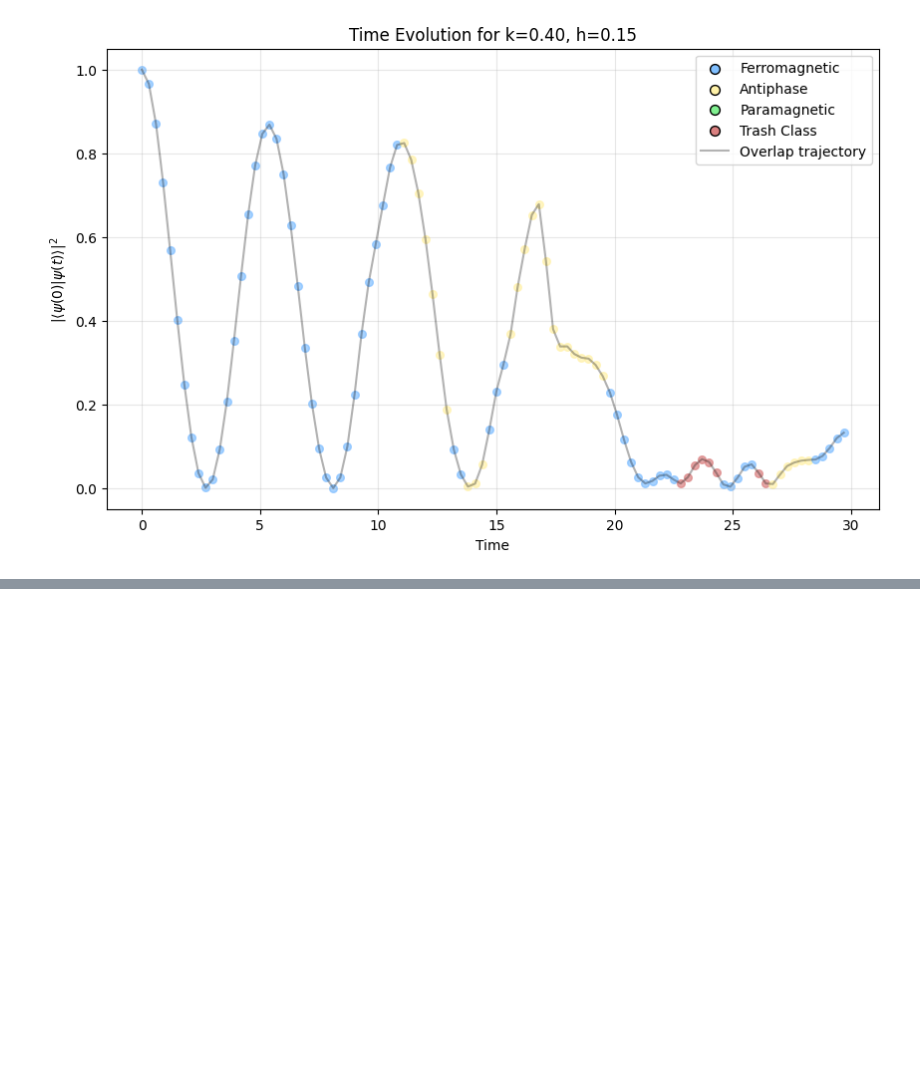
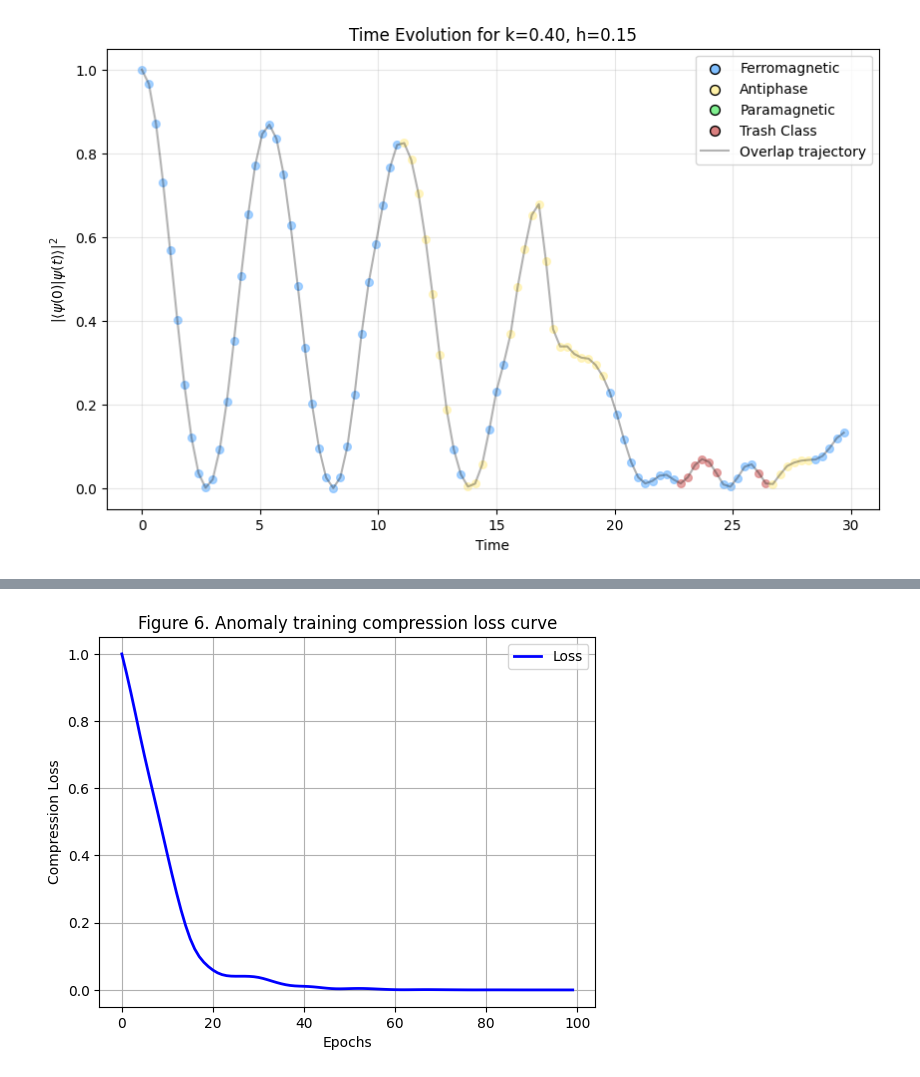
Before and after one commit to alexsockz/ANNNI-model-quantum-computing, a Jupyter notebook: src/Classif_Time_Evol.ipynb, the cells around one changed output, grey strips where cells are left out. Saved outputs shown, nothing was run; the diff lists cells and outputs as text; code cells hidden in the pictures; blank space fills up the shorter version.

```diff
--- a/src/Classif_Time_Evol.ipynb
+++ b/src/Classif_Time_Evol.ipynb
@@ -478,0 +584,53 @@ plt.show()
+# %%
+def train_anomaly(num_epochs, lr, seed):
+    """Training function of the QAD architecture"""
+
+    # Initialize PRNG key
+    key = random.PRNGKey(seed)
+    key, subkey = random.split(key)
+
+    # Define the loss function
+    def loss_fun(params, X):
+        # Output expectation values of the qubits
+        score = 1 - jnp.array(jitted_anomaly_circuit(params, X))
+        loss_value = jnp.mean(score)
+
+        return loss_value
+
+    # Training set consists only of the k = 0 and h = 0 state
+    X_train = jnp.array(psis[0, 0])
+
+    # Randomly initialize parameters
+    params = random.normal(subkey, (num_anomaly_params,))
+
+    optimizer = optax.adam(learning_rate=lr)
+    optimizer_state = optimizer.init(params)
+
+    loss_curve = []
+    for epoch in range(num_epochs):
+        # Get random indices for a batch
+        key, subkey = random.split(key)
+
+        # Compute loss and gradients
+        loss, grads = value_and_grad(loss_fun)(params, X_train)
+
+        # Update parameters
+        updates, optimizer_state = optimizer.update(grads, optimizer_state)
+        params = optax.apply_updates(params, updates)
+
+        loss_curve.append(loss)
+
+    return params, loss_curve
+
+trained_anomaly_params, anomaly_loss_curve = train_anomaly(num_epochs=100, lr=1e-1, seed=seed)
+
+# Plot the loss curve
+
+plt.plot(anomaly_loss_curve, label="Loss", color="blue", linewidth=2)
+plt.xlabel("Epochs"), plt.ylabel("Compression Loss")
+plt.title("Figure 6. Anomaly training compression loss curve")
+plt.legend()
+plt.grid()
+plt.show()
+# %% [output]
+[figure, added]
```
Also changed, not shown: parts of 6 cells of this notebook.
